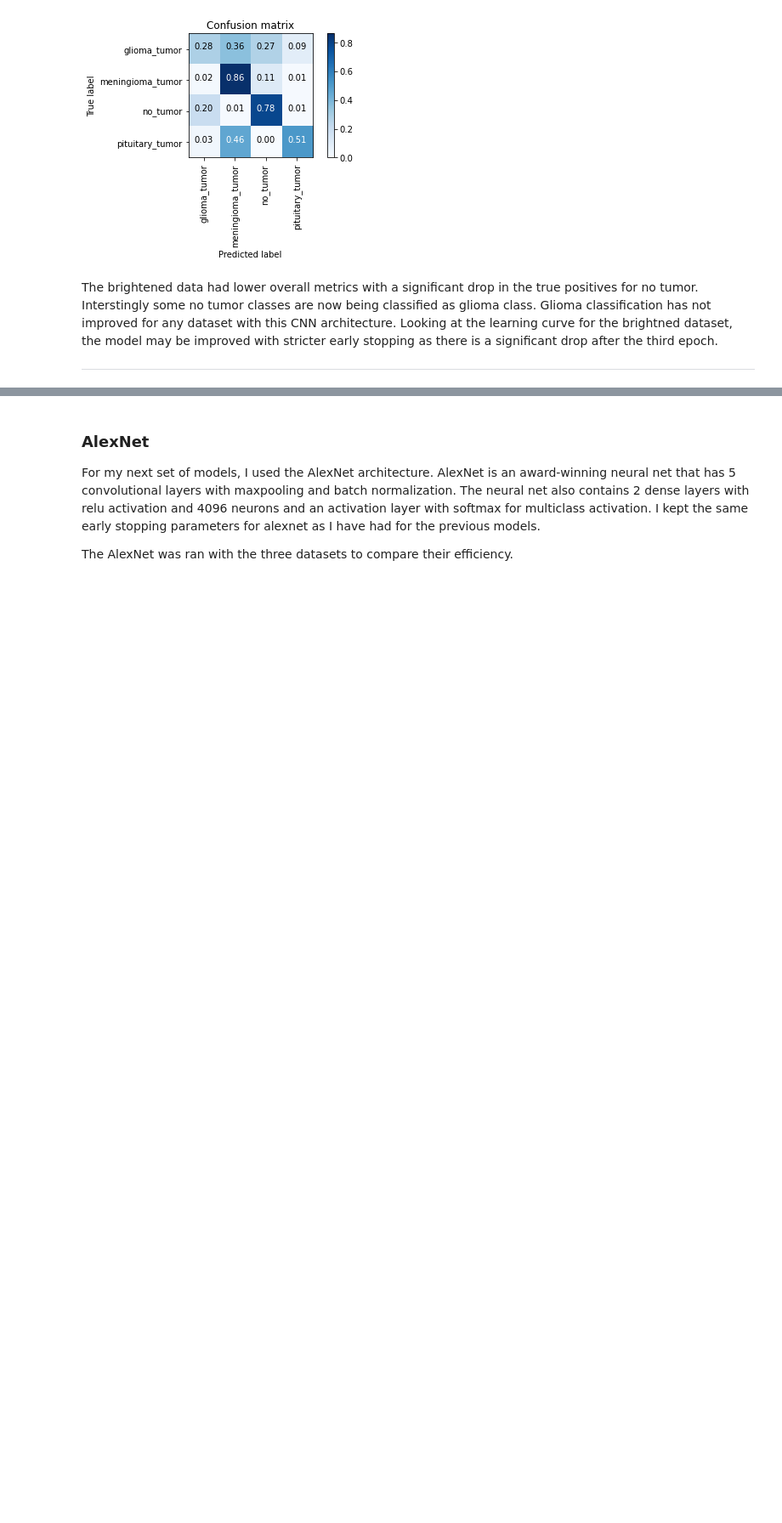
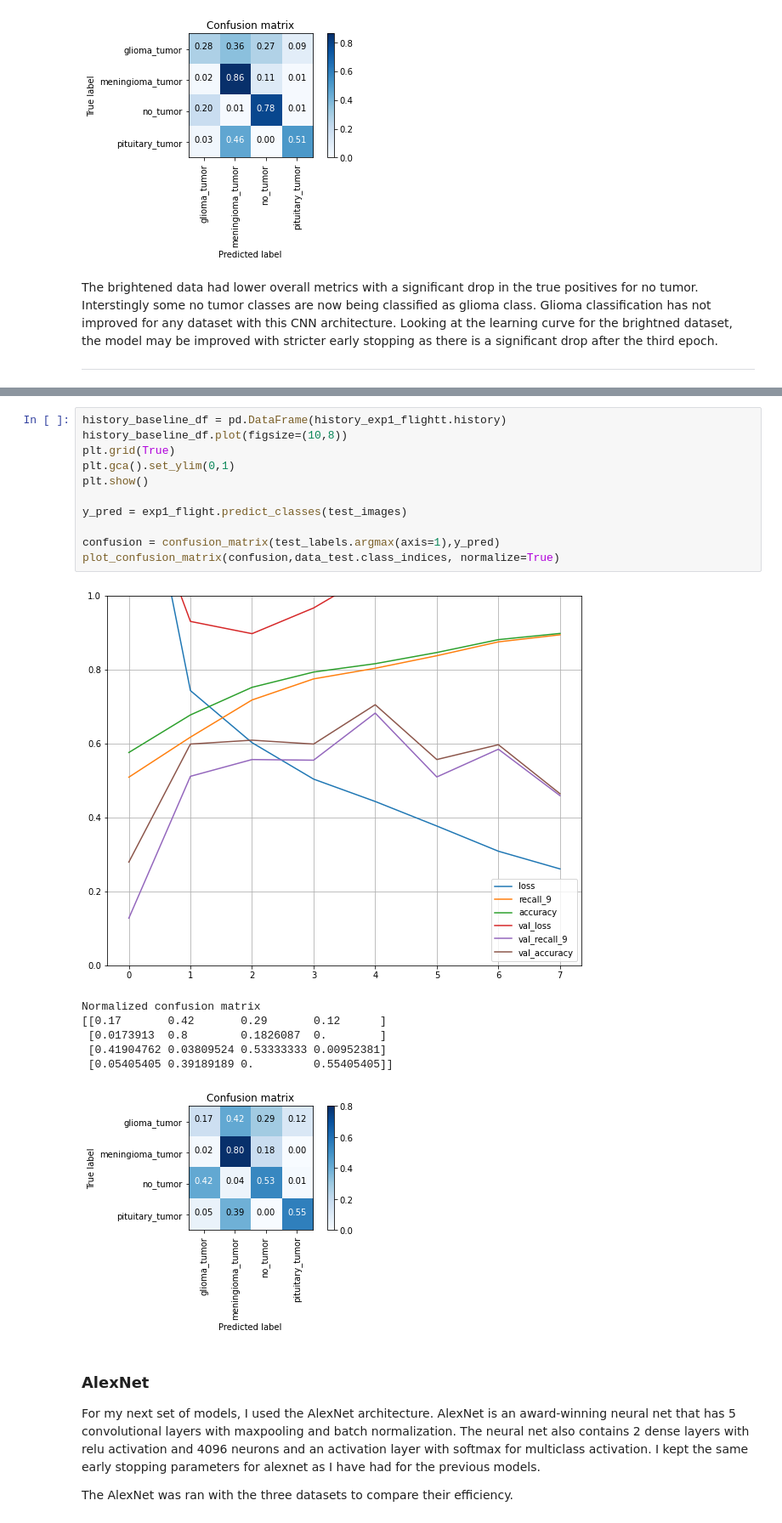
Before and after one commit to Jacobheyman702/Brain_tumor_classifer, a Jupyter notebook: MRI_Image_CNN's.ipynb, the cells around one changed output, grey strips where cells are left out. Shown at 85% size. Drawn from its saved outputs; the diff is of its cells as text; blank space fills up the shorter version.

```diff
--- a/MRI_Image_CNN's.ipynb
+++ b/MRI_Image_CNN's.ipynb
@@ -695,3 +845,22 @@ The brightened data had lower overall metrics with a significant drop in the tru
+# %%
+history_baseline_df = pd.DataFrame(history_exp1_flightt.history)
+history_baseline_df.plot(figsize=(10,8))
+plt.grid(True)
+plt.gca().set_ylim(0,1)
+plt.show()
+
+y_pred = exp1_flight.predict_classes(test_images)
+
+confusion = confusion_matrix(test_labels.argmax(axis=1),y_pred)
+plot_confusion_matrix(confusion,data_test.class_indices, normalize=True)
+# %% [output]
+[figure, added]
+Normalized confusion matrix
+[[0.17       0.42       0.29       0.12      ]
+ [0.0173913  0.8        0.1826087  0.        ]
+ [0.41904762 0.03809524 0.53333333 0.00952381]
+ [0.05405405 0.39189189 0.         0.55405405]]
+[figure, added]
 # %% [markdown]
 ### AlexNet
 
```
Also changed, not shown: parts of 10 cells of this notebook, 1 other file.
